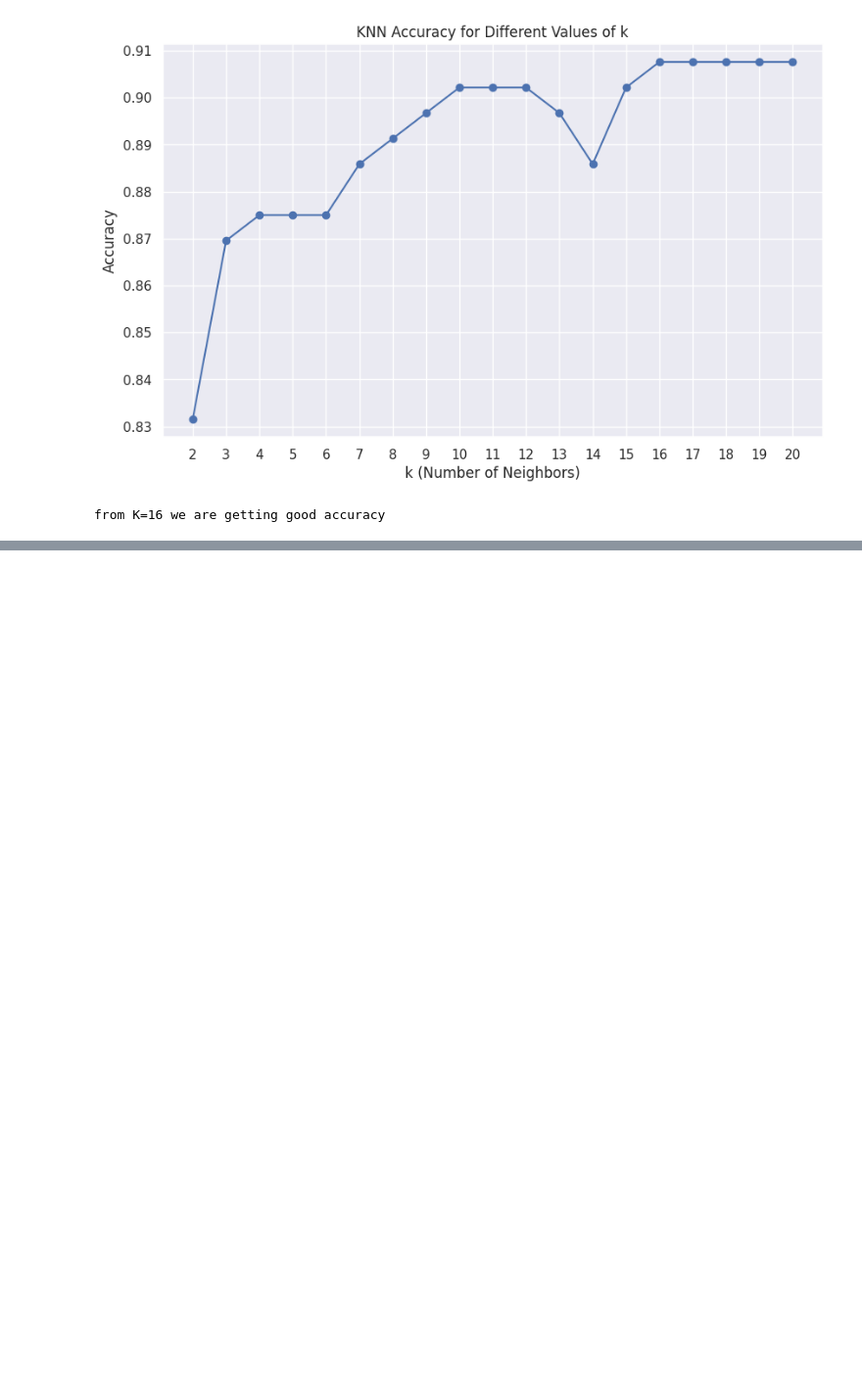
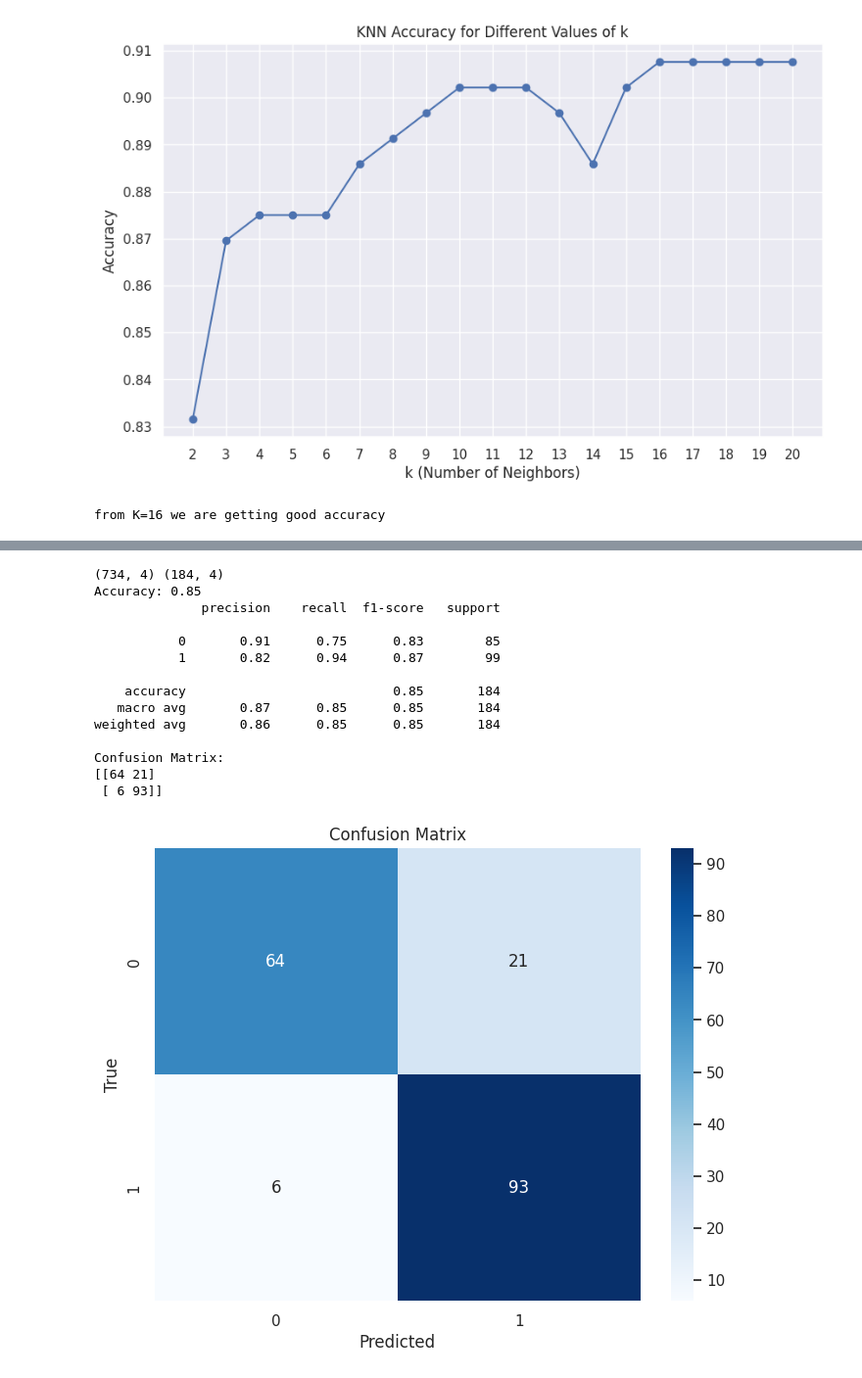
Before and after one commit to Ruthuja-Gaikwad/2203a52117, a Jupyter notebook: capston_project(statml).ipynb, the cells around one changed output, grey strips where cells are left out. Shown at 98% size. Cells and saved outputs as stored; diff of their text form; code cells hidden in the pictures; blank space fills up the shorter version.

```diff
--- a/capston_project(statml).ipynb
+++ b/capston_project(statml).ipynb
@@ -327,6 +333,7 @@ print("from K=16 we are getting good accuracy")
 [figure]
 from K=16 we are getting good accuracy
 # %%
+#pca
 import numpy as np
 from sklearn import datasets
 from sklearn.preprocessing import StandardScaler
@@ -336,10 +343,9 @@ scaler = StandardScaler()
 X_scaled = scaler.fit_transform(features)
 
 # Apply PCA
-pca = PCA(n_components=2)  # Reduce to 2 principal components for visualization
+pca = PCA(n_components=4)
 X_pca = pca.fit_transform(X_scaled)
 
-# Explained variance ratio
 explained_variance_ratio = pca.explained_variance_ratio_
 
 print(f"Explained Variance Ratio: {explained_variance_ratio}")
@@ -355,0 +364,44 @@ Explained Variance Ratio: [0.2619465  0.13093813]
+# %%
+#svm
+import numpy as np
+import pandas as pd
+from sklearn import datasets
+from sklearn.model_selection import train_test_split
+from sklearn.svm import SVC
+from sklearn.metrics import accuracy_score, classification_report
+from sklearn.metrics import accuracy_score, confusion_matrix
+svm_classifier = SVC(kernel='linear', random_state=2)
+x_train, x_test, y_train, y_test = train_test_split(X_pca, target, test_size=0.2, random_state=20)
+print(x_train.shape,x_test.shape)
+svm_classifier.fit(x_train, y_train)
+y_pred = svm_classifier.predict(x_test)
+accuracy = accuracy_score(y_test, y_pred)
+print(f'Accuracy: {accuracy:.2f}')
+print(classification_report(y_test, y_pred))
+# Generate confusion matrix
+cm = confusion_matrix(y_test, y_pred)
+print("Confusion Matrix:")
+print(cm)
+# Plot heatmap for confusion matrix
+plt.figure(figsize=(8, 6))
+sns.heatmap(cm, annot=True, fmt='d', cmap='Blues', xticklabels=['0', '1'], yticklabels=['0', '1'])
+plt.xlabel('Predicted')
+plt.ylabel('True')
+plt.title('Confusion Matrix')
+plt.show()
+# %% [output]
+(734, 4) (184, 4)
+Accuracy: 0.85
+              precision    recall  f1-score   support
+
+           0       0.91      0.75      0.83        85
+           1       0.82      0.94      0.87        99
+
+    accuracy                           0.85       184
+   macro avg       0.87      0.85      0.85       184
+weighted avg       0.86      0.85      0.85       184
+
+Confusion Matrix:
+[[64 21]
+ [ 6 93]]
+[figure, added]
```
Also changed, not shown: parts of 11 cells of this notebook.
